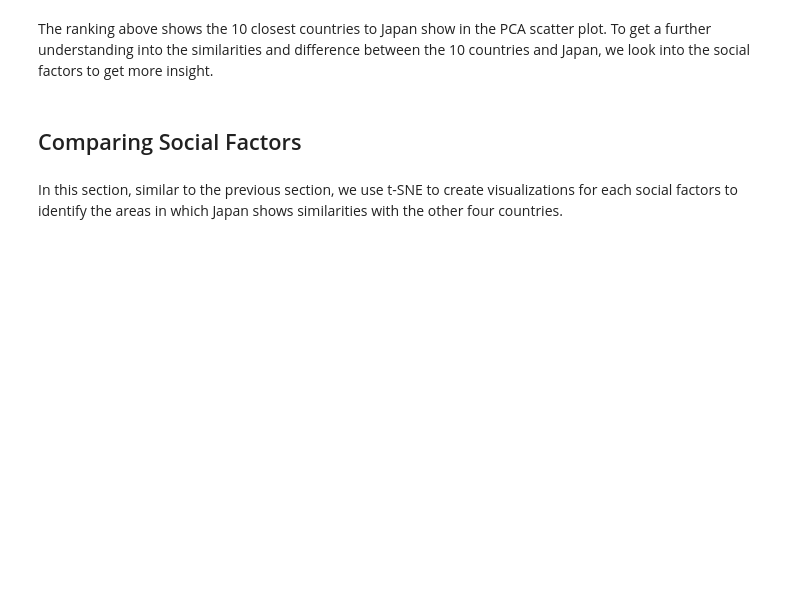
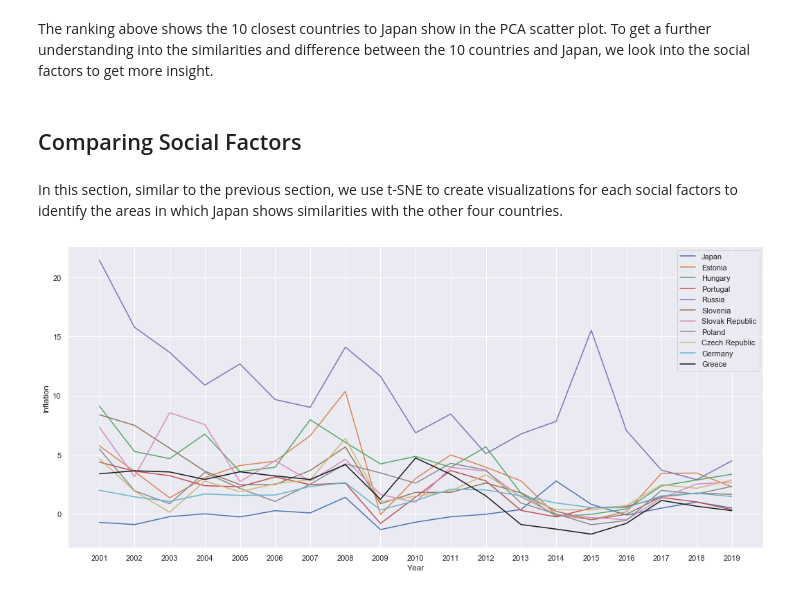
Before and after one commit to tt0507/Mini-Project, a Jupyter notebook: japan_deflation/deflation_analysis.ipynb, the cells around one changed output. Saved outputs shown, nothing was run; the diff lists cells and outputs as text; code cells hidden in the pictures; blank space fills up the shorter version.

Commit message:
created graphs for each category

```diff
--- a/japan_deflation/deflation_analysis.ipynb
+++ b/japan_deflation/deflation_analysis.ipynb
@@ -138,6 +138,34 @@ The ranking above shows the 10 closest countries to Japan show in the PCA scatte
 ## Comparing Social Factors
 # %% [markdown]
 In this section, similar to the previous section, we use t-SNE to create visualizations for each social factors to identify the areas in which Japan shows similarities with the other four countries.
+# %%
+cpi_estonia = cpi_history.loc[cpi_history['Country'] == 'Estonia']
+cpi_hungary = cpi_history.loc[cpi_history['Country'] == 'Hungary']
+cpi_portugal = cpi_history.loc[cpi_history['Country'] == 'Portugal']
+cpi_russia = cpi_history.loc[cpi_history['Country'] == 'Russia']
+cpi_slovenia = cpi_history.loc[cpi_history['Country'] == 'Slovenia']
+cpi_slovak = cpi_history.loc[cpi_history['Country'] == 'Slovak Republic']
+cpi_poland = cpi_history.loc[cpi_history['Country'] == 'Poland']
+cpi_czech = cpi_history.loc[cpi_history['Country'] == 'Czech Republic']
+cpi_germany = cpi_history.loc[cpi_history['Country'] == 'Germany']
+cpi_greece = cpi_history.loc[cpi_history['Country'] == 'Greece']
+
+cpi_countries = [cpi_japan, cpi_estonia, cpi_hungary, cpi_portugal, cpi_russia, cpi_slovenia, cpi_slovak, cpi_poland,
+                cpi_czech, cpi_germany, cpi_greece]
+
+plt.figure(figsize=(18, 8))
+for countries in cpi_countries:
+    if countries is not cpi_greece:
+        plt.plot(cpi_japan['Time'], countries['Value'], label=countries['Country'].unique()[0])
+    else:
+        plt.plot(cpi_japan['Time'], countries['Value'], 'k', label=countries['Country'].unique()[0])
+plt.xticks(range(2001, 2020, 1))
+plt.xlabel('Year')
+plt.ylabel('Inflation')
+plt.legend()
+plt.show()
+# %% [output]
+[figure, added]
 # %%
 def create_standarized_dataset(data):
     """
```
Also changed, not shown: parts of 3 cells of this notebook.
